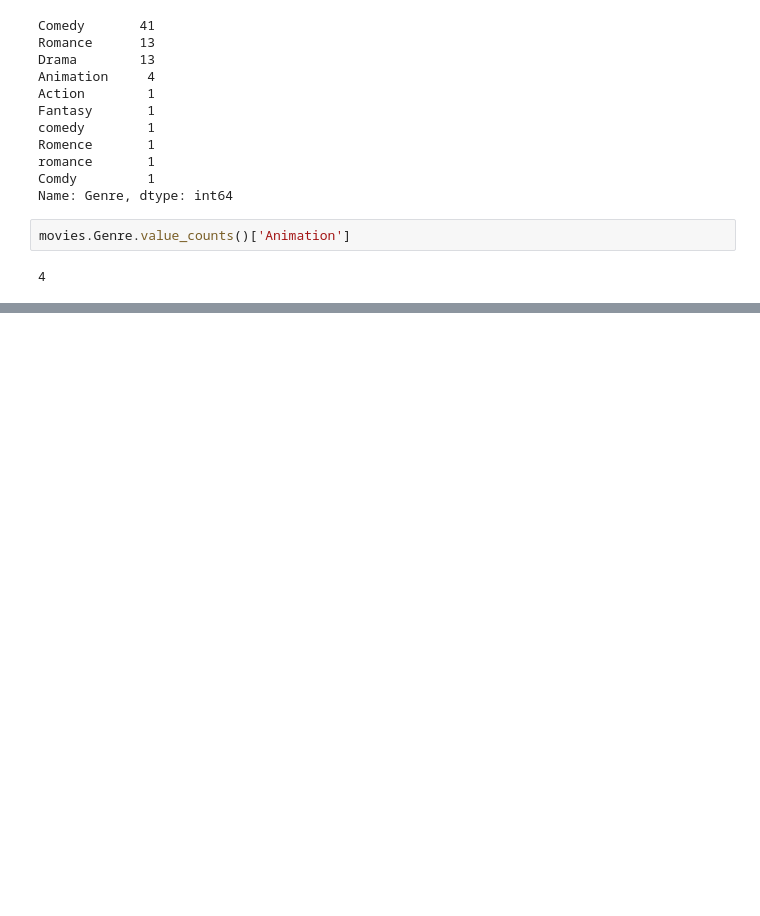
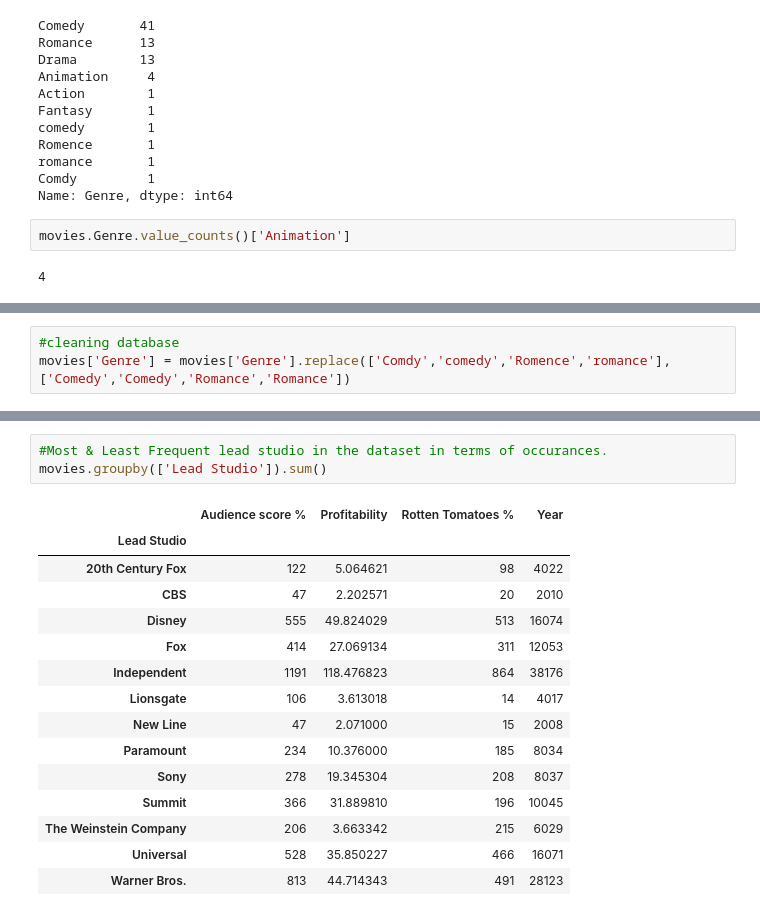
Before and after one commit to Anitagg1/Phyton-Workshop, a Jupyter notebook: week2.ipynb, the cells around one changed output, grey strips where cells are left out. Saved outputs shown, nothing was run; the diff lists cells and outputs as text; blank space fills up the shorter version.

```diff
--- a/week2.ipynb
+++ b/week2.ipynb
@@ -153,0 +221,3 @@ movies.sort_values(by = 'Audience score %', ascending = False ).head(5)
+# %%
+#cleaning database
+movies['Genre'] = movies['Genre'].replace(['Comdy','comedy','Romence','romance'],['Comedy','Comedy','Romance','Romance'])
@@ -153,0 +256,19 @@ movies.sort_values(by = 'Audience score %', ascending = False ).head(5)
+# %%
+#Most & Least Frequent lead studio in the dataset in terms of occurances.
+movies.groupby(['Lead Studio']).sum()
+# %% [output]
+|  | Audience score % | Profitability | Rotten Tomatoes % | Year |
+| Lead Studio |  |  |  |  |
+| 20th Century Fox | 122 | 5.064621 | 98 | 4022 |
+| CBS | 47 | 2.202571 | 20 | 2010 |
+| Disney | 555 | 49.824029 | 513 | 16074 |
+| Fox | 414 | 27.069134 | 311 | 12053 |
+| Independent | 1191 | 118.476823 | 864 | 38176 |
+| Lionsgate | 106 | 3.613018 | 14 | 4017 |
+| New Line | 47 | 2.071000 | 15 | 2008 |
+| Paramount | 234 | 10.376000 | 185 | 8034 |
+| Sony | 278 | 19.345304 | 208 | 8037 |
+| Summit | 366 | 31.889810 | 196 | 10045 |
+| The Weinstein Company | 206 | 3.663342 | 215 | 6029 |
+| Universal | 528 | 35.850227 | 466 | 16071 |
+| Warner Bros. | 813 | 44.714343 | 491 | 28123 |
```
Also changed, not shown: parts of 10 cells of this notebook.
